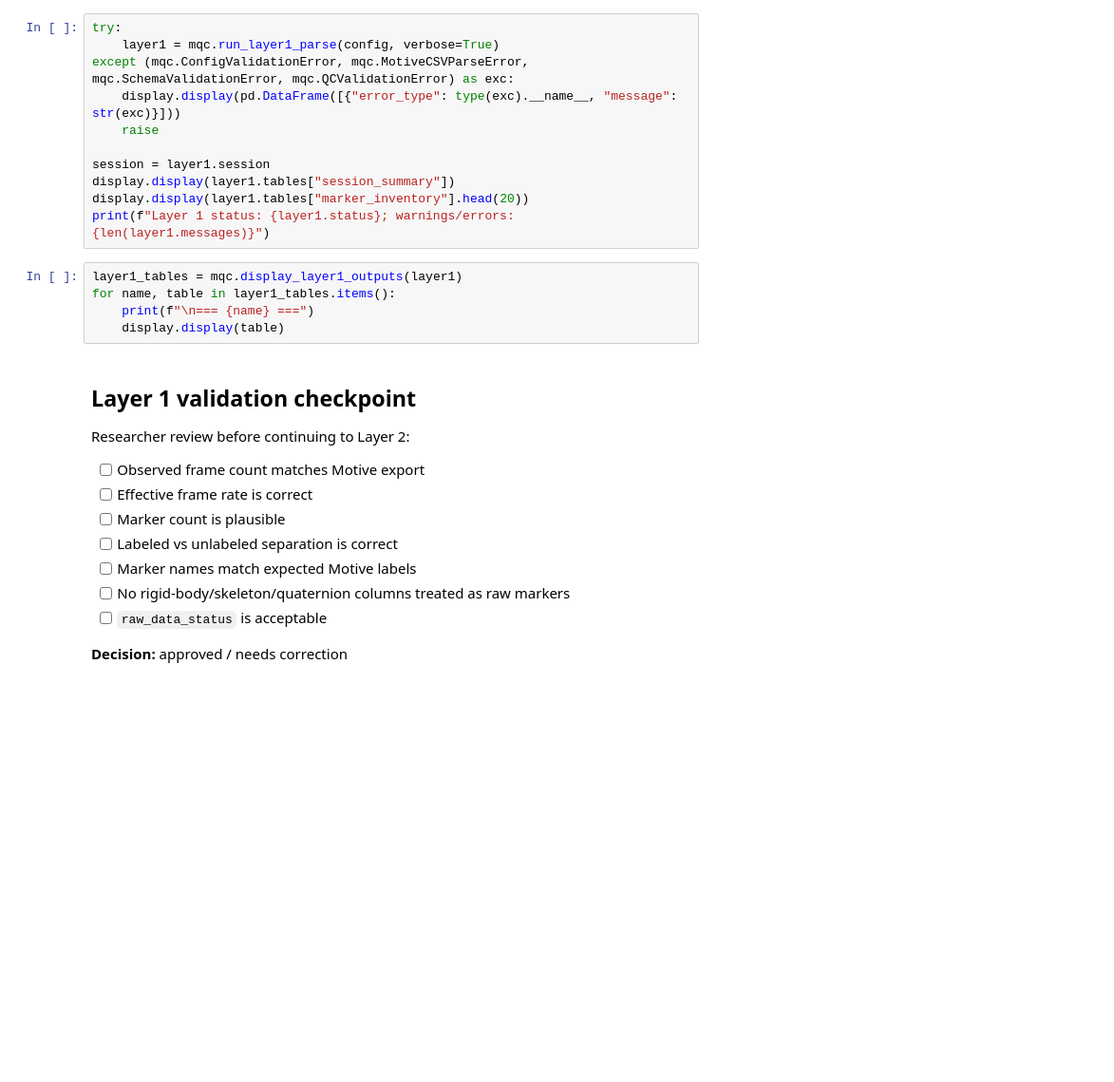
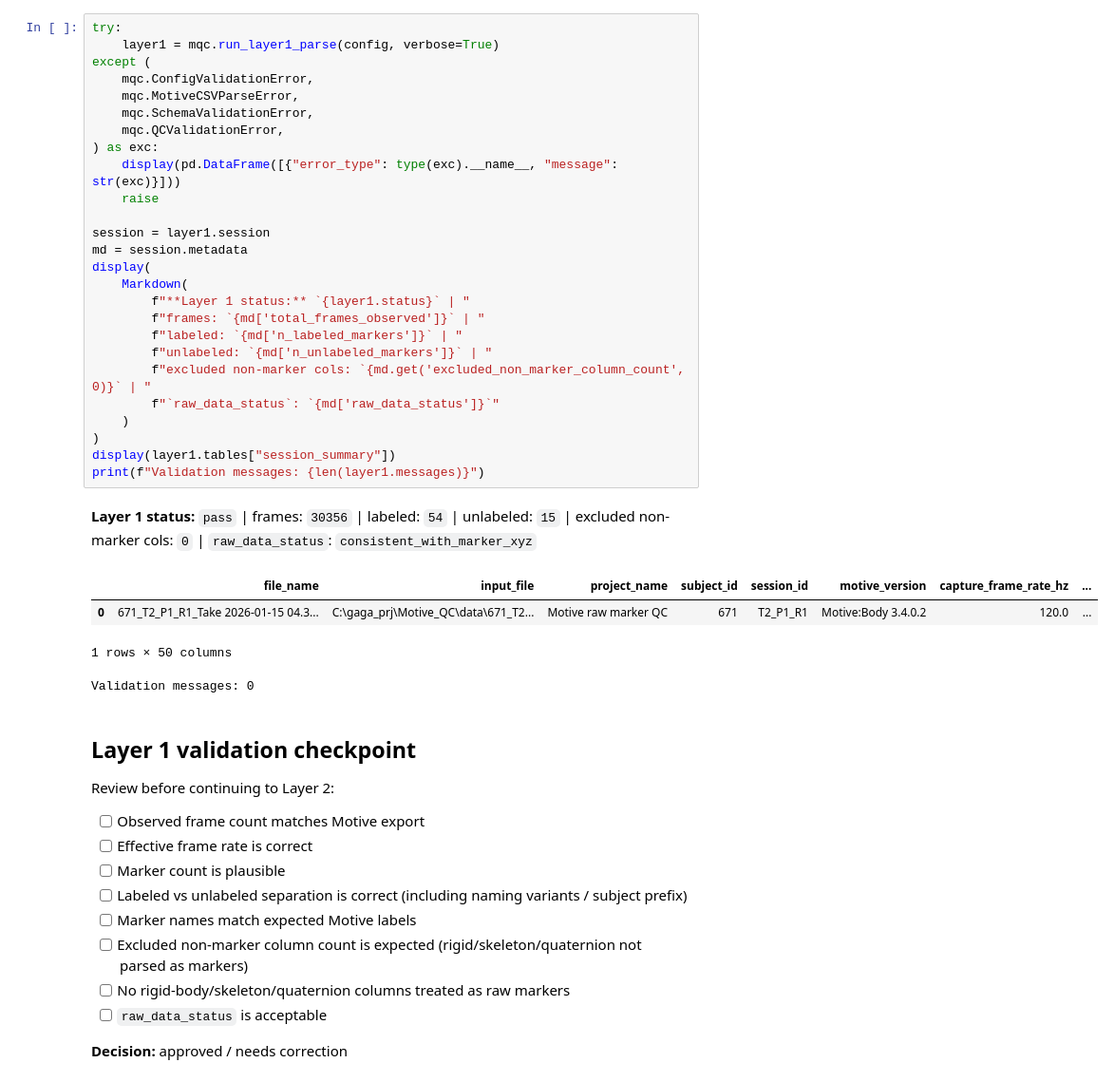
Before and after one commit to Drorhaz/Motive_QC, a Jupyter notebook: notebooks/01_raw_csv_qc_layers_1_2.ipynb, the cells around one changed output. Shown at 95% size. Saved outputs shown, nothing was run; the diff lists cells and outputs as text; blank space fills up the shorter version.

```diff
--- a/notebooks/01_raw_csv_qc_layers_1_2.ipynb
+++ b/notebooks/01_raw_csv_qc_layers_1_2.ipynb
@@ -54,29 +175,46 @@ RepresenterError: ('cannot represent an object', PosixPath('/Users/drorhazan/Des
 # %%
 try:
     layer1 = mqc.run_layer1_parse(config, verbose=True)
-except (mqc.ConfigValidationError, mqc.MotiveCSVParseError, mqc.SchemaValidationError, mqc.QCValidationError) as exc:
-    display.display(pd.DataFrame([{"error_type": type(exc).__name__, "message": str(exc)}]))
+except (
+    mqc.ConfigValidationError,
+    mqc.MotiveCSVParseError,
+    mqc.SchemaValidationError,
+    mqc.QCValidationError,
+) as exc:
+    display(pd.DataFrame([{"error_type": type(exc).__name__, "message": str(exc)}]))
     raise
 
 session = layer1.session
-display.display(layer1.tables["session_summary"])
-display.display(layer1.tables["marker_inventory"].head(20))
-print(f"Layer 1 status: {layer1.status}; warnings/errors: {len(layer1.messages)}")
+md = session.metadata
+display(
+    Markdown(
+        f"**Layer 1 status:** `{layer1.status}` | "
+        f"frames: `{md['total_frames_observed']}` | "
+        f"labeled: `{md['n_labeled_markers']}` | "
+        f"unlabeled: `{md['n_unlabeled_markers']}` | "
+        f"excluded non-marker cols: `{md.get('excluded_non_marker_column_count', 0)}` | "
+        f"`raw_data_status`: `{md['raw_data_status']}`"
+    )
+)
+display(layer1.tables["session_summary"])
+print(f"Validation messages: {len(layer1.messages)}")
+# %% [output]
+**Layer 1 status:** `pass` | frames: `30356` | labeled: `54` | unlabeled: `15` | excluded non-marker cols: `0` | `raw_data_status`: `consistent_with_marker_xyz`
+|  | file_name | input_file | project_name | subject_id | session_id | motive_version | capture_frame_rate_hz | ... |
+| 0 | 671_T2_P1_R1_Take 2026-01-15 04.3... | C:\gaga_prj\Motive_QC\data\671_T2... | Motive raw marker QC | 671 | T2_P1_R1 | Motive:Body 3.4.0.2 | 120.0 | ... |
+1 rows × 50 columns
+Validation messages: 0
-# %%
-layer1_tables = mqc.display_layer1_outputs(layer1)
-for name, table in layer1_tables.items():
-    print(f"\n=== {name} ===")
-    display.display(table)
 # %% [markdown]
 ## Layer 1 validation checkpoint
 
-Researcher review before continuing to Layer 2:
+Review before continuing to Layer 2:
 
 - [ ] Observed frame count matches Motive export
 - [ ] Effective frame rate is correct
 - [ ] Marker count is plausible
-- [ ] Labeled vs unlabeled separation is correct
+- [ ] Labeled vs unlabeled separation is correct (including naming variants / subject prefix)
 - [ ] Marker names match expected Motive labels
+- [ ] Excluded non-marker column count is expected (rigid/skeleton/quaternion not parsed as markers)
 - [ ] No rigid-body/skeleton/quaternion columns treated as raw markers
 - [ ] `raw_data_status` is acceptable
 
```
Also changed, not shown: parts of 12 cells of this notebook, 28 other files.
